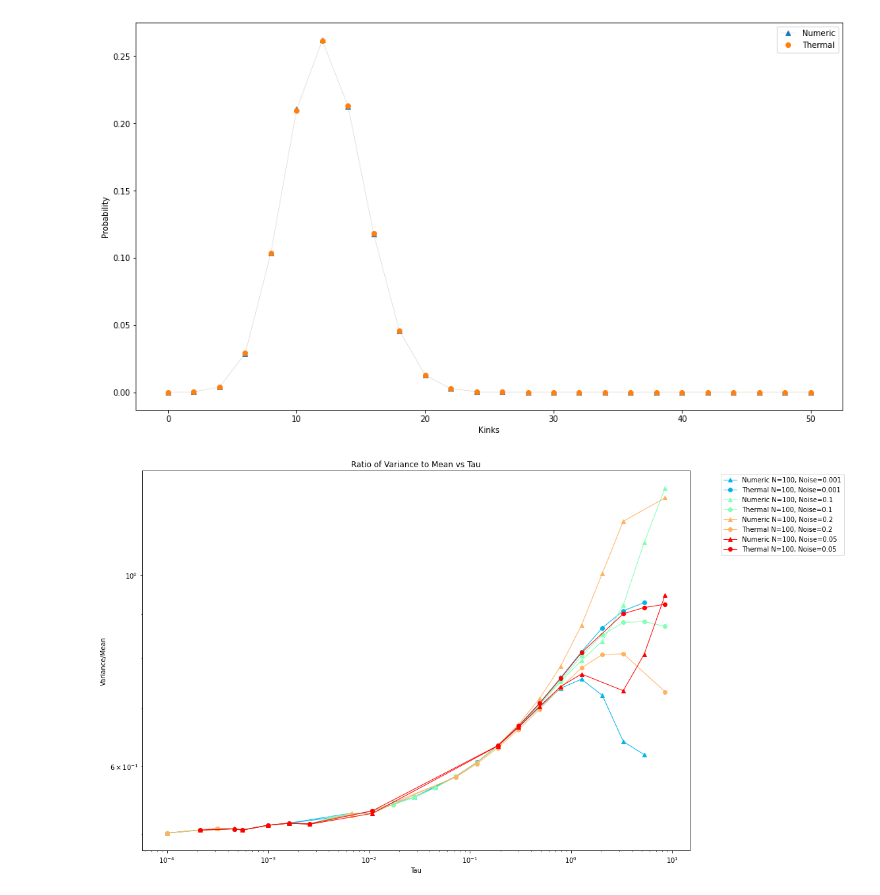
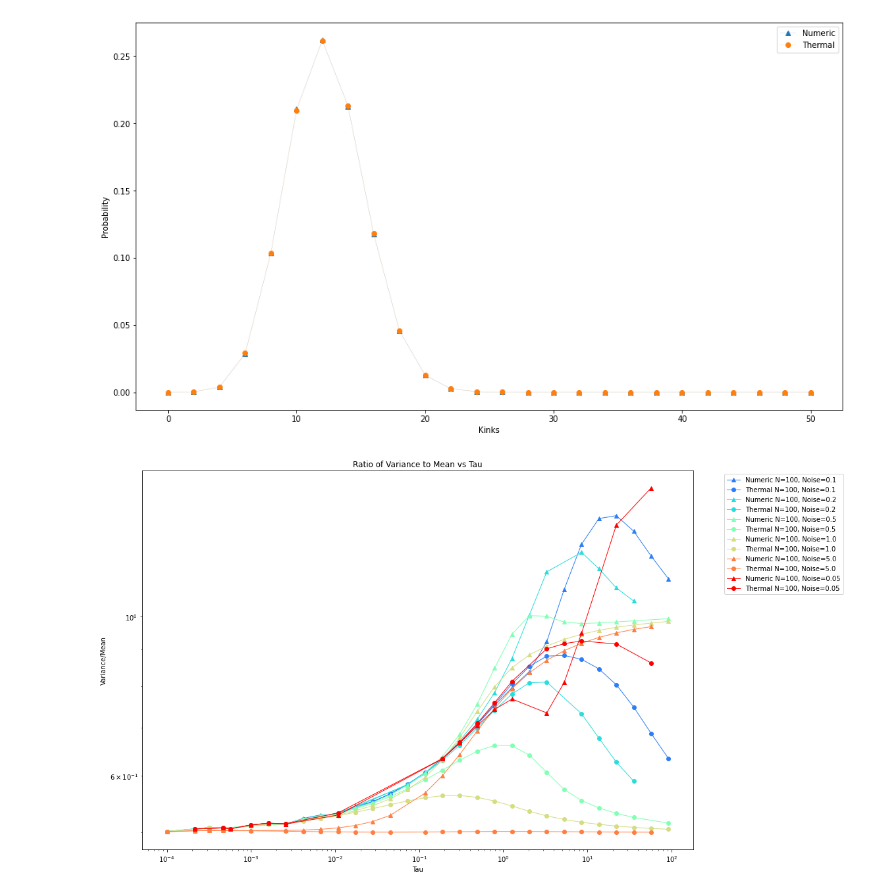
Before and after one commit to shrapp/thermal_tfim, a Jupyter notebook: notebook.ipynb, the cells around one changed output. Saved outputs shown, nothing was run; the diff lists cells and outputs as text; code cells hidden in the pictures.

```diff
--- a/notebook.ipynb
+++ b/notebook.ipynb
@@ -91,7 +103,7 @@ plt.show()
 # %%
 # Load the data from the CSV file
 N = 100
-data = get_data_in_range(N, 0, 10, 0.001, 0.2)
+data = get_data_in_range(N, 0, 100, 0.05, 5)
 data = data[(data['noise'] != 0.01)]
 data = data[(data['type'] == 'numeric') | (data['type'] == 'thermal')]
 plt.figure(figsize=(16, 9))
@@ -102,34 +114,34 @@ colors = cm.rainbow(np.linspace(0, 1, len(noise_levels) + 1)) # type: ignore
 
 # Iterate over noise levels for Numeric data
 for idy, noise in enumerate(noise_levels):
     # Get the data in the tau range for the current N and noise
     num_data = data[(data['type'] == 'numeric') & (data['noise'] == noise)]
     thermal_data = data[(data['type'] == 'thermal') & (data['noise'] == noise)]
 
     # Calculate the ratio of the second cumulant to the first (variance/mean) for numeric data
     num_ratio = num_data['variance'] / num_data['mean']
     thermal_ratio = thermal_data['variance'] / thermal_data['mean']
 
     # Plot numeric data with different colors and labels
     plt.plot(num_data['tau'], num_ratio, color=colors[idy+1], label=f'Numeric N={N}, Noise={noise}', marker='^', linewidth=1, markersize=6)
     plt.plot(thermal_data['tau'], thermal_ratio, color=colors[idy+1], label=f'Thermal N={N}, Noise={noise}', marker='o', linewidth=1, markersize=6)
 
     # Set labels, title, and legend
 plt.xlabel('Tau')
 plt.ylabel('Variance/Mean')
 plt.title('Ratio of Variance to Mean vs Tau')
 
 # Place the legend outside of the plot
 plt.legend(bbox_to_anchor=(1.05, 1), loc='upper left')
 
 plt.xscale('log')
 plt.yscale('log')
 
 # Display the plot
 plt.tight_layout()
 plt.show()
 # %% [output]
-[figure, old version]
+[figure, new version]
 # %%
 
 Ns = [50,100]
```
Also changed, not shown: parts of 2 cells of this notebook, 4 other files.
